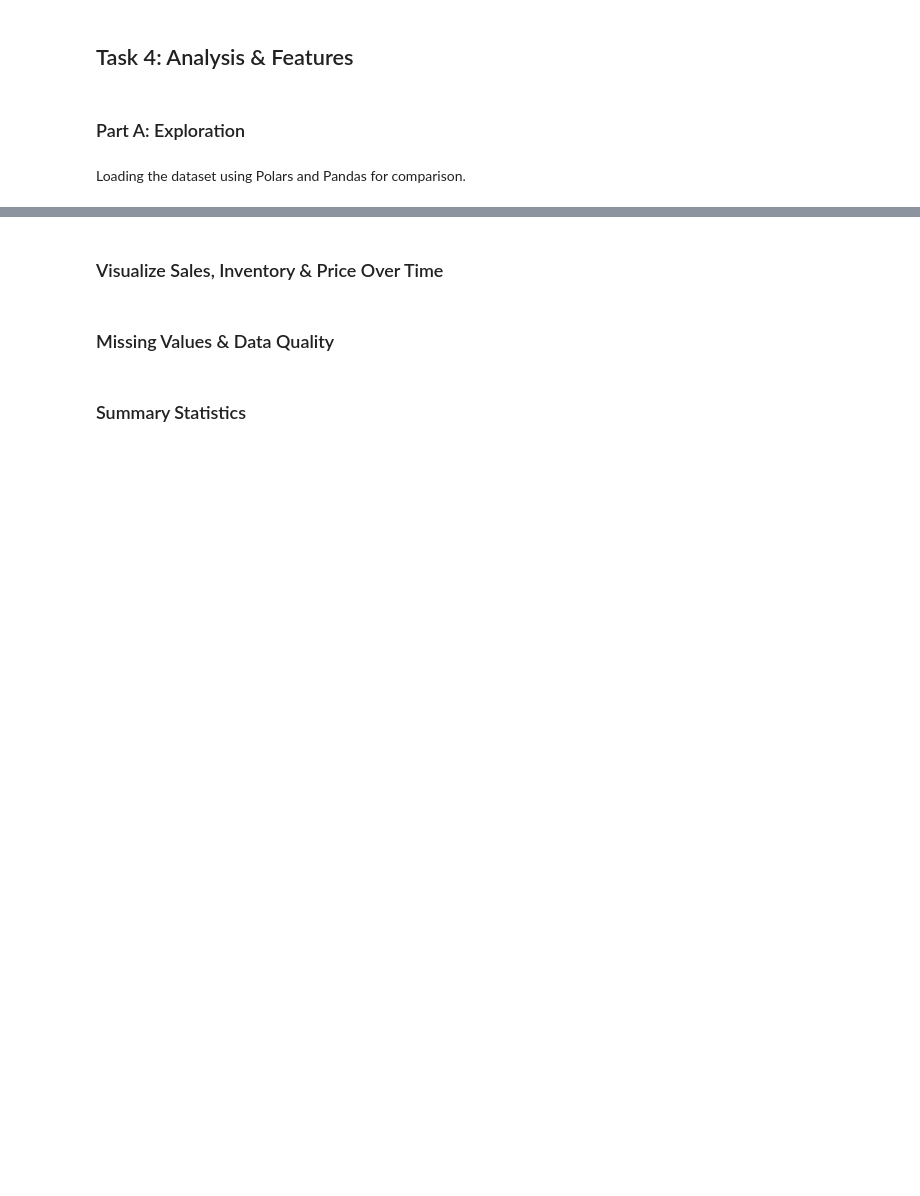
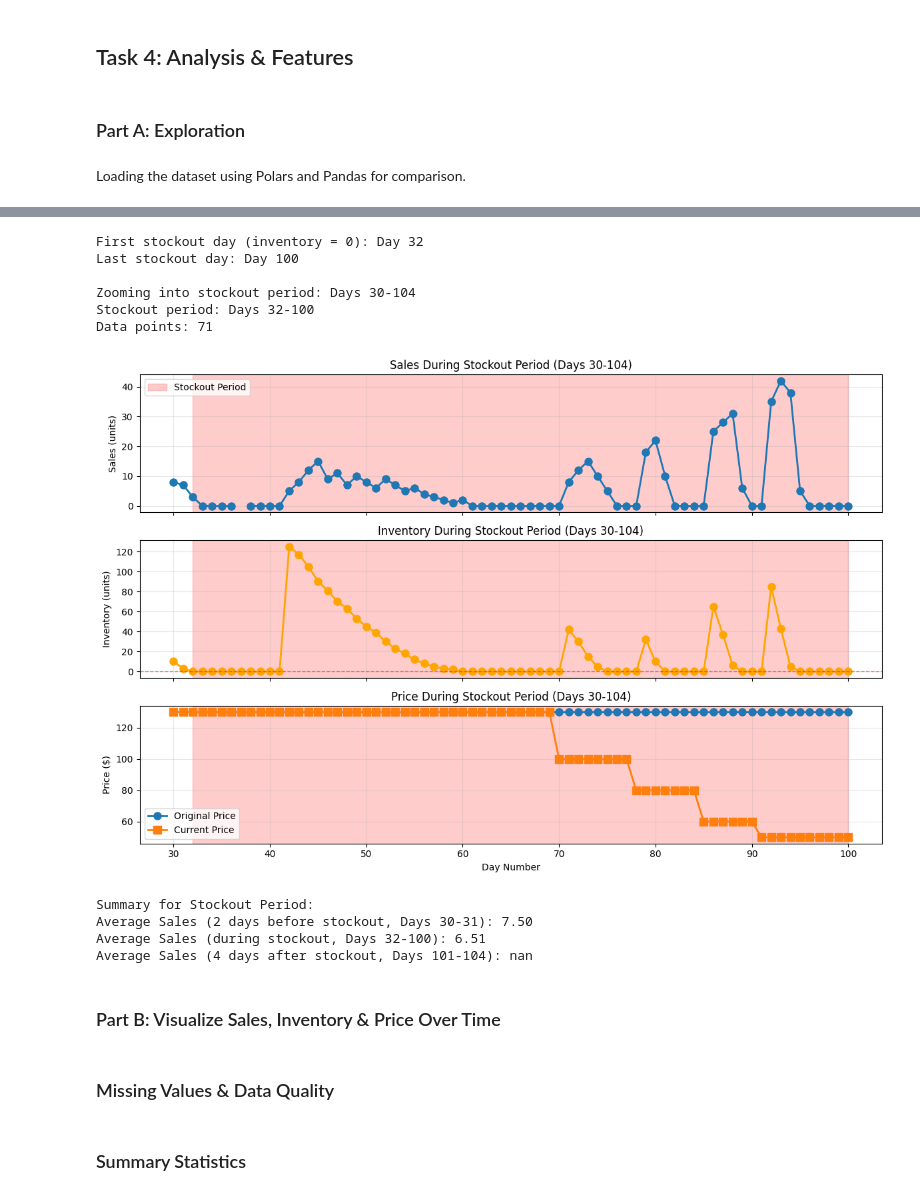
Before and after one commit to dany-stefan/jesta_workspace, a Jupyter notebook: dany_stefan_ml_assessment/tmp_answers_part2.ipynb, the cells around one changed output, grey strips where cells are left out. Saved outputs shown, nothing was run; the diff lists cells and outputs as text; code cells hidden in the pictures; blank space fills up the shorter version.

```diff
--- a/dany_stefan_ml_assessment/tmp_answers_part2.ipynb
+++ b/dany_stefan_ml_assessment/tmp_answers_part2.ipynb
@@ -90,5 +200,78 @@ plt.show()
+# %%
+# Focus on stockout period: Find when inventory first reaches 0, then show ±buffer days
+
+# Find the first day when inventory reaches 0
+first_stockout_day = df_pd[df_pd['inventory'] == 0]['day_number'].min()
+print(f"First stockout day (inventory = 0): Day {first_stockout_day}")
+
+# Find the last day of stockout
+last_stockout_day = df_pd[df_pd['inventory'] == 0]['day_number'].max()
+print(f"Last stockout day: Day {last_stockout_day}")
+
+# Set buffer: 2 days before first stockout, 4 days after last stockout
+buffer_before = 2
+buffer_after = 4
+
+filter_start = first_stockout_day - buffer_before
+filter_end = last_stockout_day + buffer_after
+
+df_stockout = df_pd[(df_pd['day_number'] >= filter_start) & (df_pd['day_number'] <= filter_end)]
+
+print(f"\nZooming into stockout period: Days {filter_start}-{filter_end}")
+print(f"Stockout period: Days {first_stockout_day}-{last_stockout_day}")
+print(f"Data points: {len(df_stockout)}")
+
+# Plot zoomed-in view of stockout period
+fig, axes = plt.subplots(3, 1, figsize=(12, 8), sharex=True)
+
+# Sales
+axes[0].plot(df_stockout['day_number'], df_stockout['sales'], marker='o', linewidth=2, markersize=8)
+axes[0].set_ylabel('Sales (units)')
+axes[0].set_title(f'Sales During Stockout Period (Days {filter_start}-{filter_end})')
+axes[0].grid(alpha=0.3)
+axes[0].axvspan(first_stockout_day, last_stockout_day, alpha=0.2, color='red', label='Stockout Period')
+axes[0].legend()
+
+# Inventory
+axes[1].plot(df_stockout['day_number'], df_stockout['inventory'], marker='o', linewidth=2, markersize=8, color='orange')
+axes[1].set_ylabel('Inventory (units)')
+axes[1].set_title(f'Inventory During Stockout Period (Days {filter_start}-{filter_end})')
+axes[1].grid(alpha=0.3)
+axes[1].axvspan(first_stockout_day, last_stockout_day, alpha=0.2, color='red')
+axes[1].axhline(y=0, color='red', linestyle='--', linewidth=1, alpha=0.5)
+
+# Price
+axes[2].plot(df_stockout['day_number'], df_stockout['original_price'], label='Original Price', linewidth=2, markersize=8, marker='o')
+axes[2].plot(df_stockout['day_number'], df_stockout['current_price'], label='Current Price', linewidth=2, markersize=8, marker='s')
+axes[2].set_ylabel('Price ($)')
+axes[2].set_xlabel('Day Number')
+axes[2].set_title(f'Price During Stockout Period (Days {filter_start}-{filter_end})')
+axes[2].legend()
+axes[2].grid(alpha=0.3)
+axes[2].axvspan(first_stockout_day, last_stockout_day, alpha=0.2, color='red')
+
+plt.tight_layout()
+plt.show()
+
+# Print summary statistics for this period
+print(f"\nSummary for Stockout Period:")
+print(f"Average Sales (2 days before stockout, Days {filter_start}-{first_stockout_day-1}): {df_stockout[df_stockout['day_number'] < first_stockout_day]['sales'].mean():.2f}")
+print(f"Average Sales (during stockout, Days {first_stockout_day}-{last_stockout_day}): {df_stockout[(df_stockout['day_number'] >= first_stockout_day) & (df_stockout['day_number'] <= last_stockout_day)]['sales'].mean():.2f}")
+print(f"Average Sales (4 days after stockout, Days {last_stockout_day+1}-{filter_end}): {df_stockout[df_stockout['day_number'] > last_stockout_day]['sales'].mean():.2f}")
+# %% [output]
+First stockout day (inventory = 0): Day 32
+Last stockout day: Day 100
+
+Zooming into stockout period: Days 30-104
+Stockout period: Days 32-100
+Data points: 71
+[figure, added]
+Summary for Stockout Period:
+Average Sales (2 days before stockout, Days 30-31): 7.50
+Average Sales (during stockout, Days 32-100): 6.51
+Average Sales (4 days after stockout, Days 101-104): nan
 # %% [markdown]
-### Visualize Sales, Inventory & Price Over Time
+### Part B: Visualize Sales, Inventory & Price Over Time
 # %%
 # Identify markdown period (current_price < original_price)
 markdown_days = df.filter(pl.col("current_price") < pl.col("original_price"))
```
Also changed, not shown: parts of 6 cells of this notebook.
